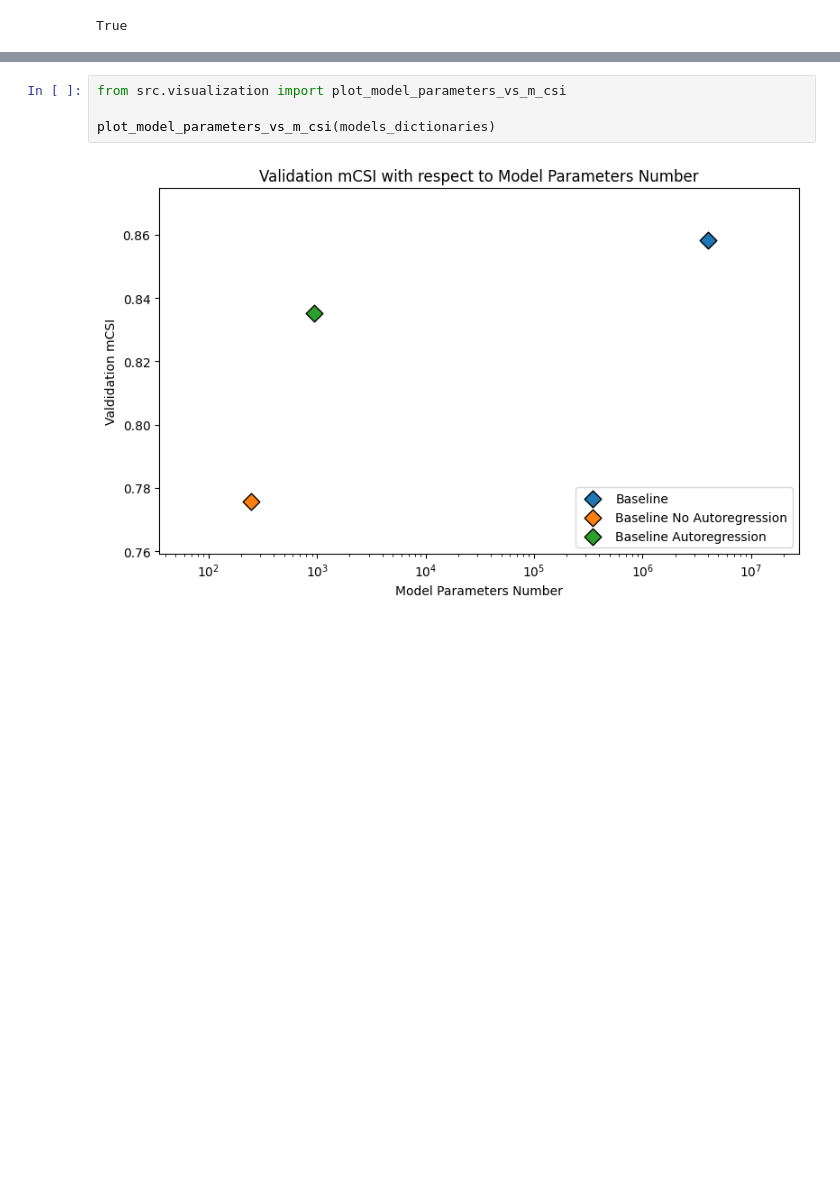
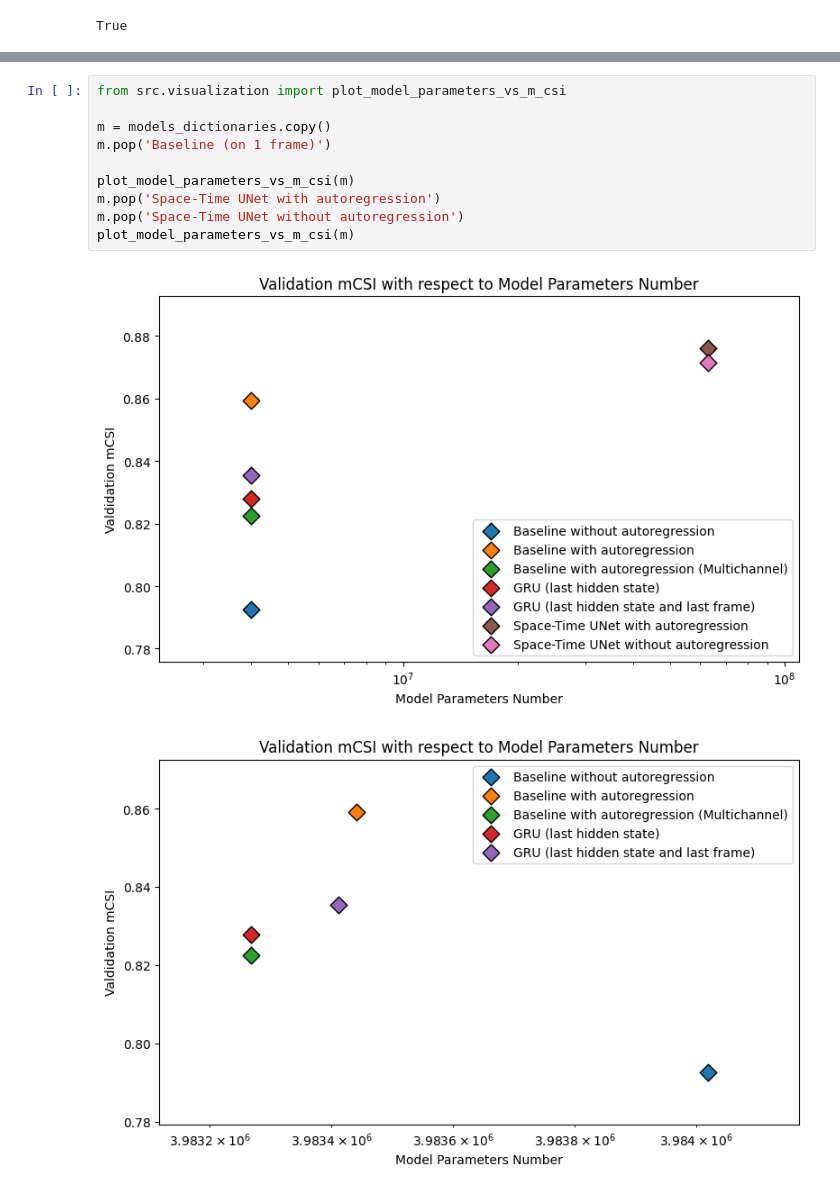
Before and after one commit to RiccardoSpolaor/cloud-movement-diffusion, a Jupyter notebook: Evaluation.ipynb, the cells around one changed output, grey strips where cells are left out. Saved outputs shown, nothing was run; the diff lists cells and outputs as text; blank space fills up the shorter version.

```diff
--- a/Evaluation.ipynb
+++ b/Evaluation.ipynb
@@ -52,6 +77,13 @@ plot_metric('val_mse', 'MSE', models_dictionaries)
-# %%
-from src.visualization import plot_model_parameters_vs_m_csi
-
-plot_model_parameters_vs_m_csi(models_dictionaries)
-# %% [output]
-[figure, removed]
+# %%
+from src.visualization import plot_model_parameters_vs_m_csi
+
+m = models_dictionaries.copy()
+m.pop('Baseline (on 1 frame)')
+
+plot_model_parameters_vs_m_csi(m)
+m.pop('Space-Time UNet with autoregression')
+m.pop('Space-Time UNet without autoregression')
+plot_model_parameters_vs_m_csi(m)
+# %% [output]
+[figure, added]
+[figure, added]
```
Also changed, not shown: parts of 2 cells of this notebook, 1 other file.
